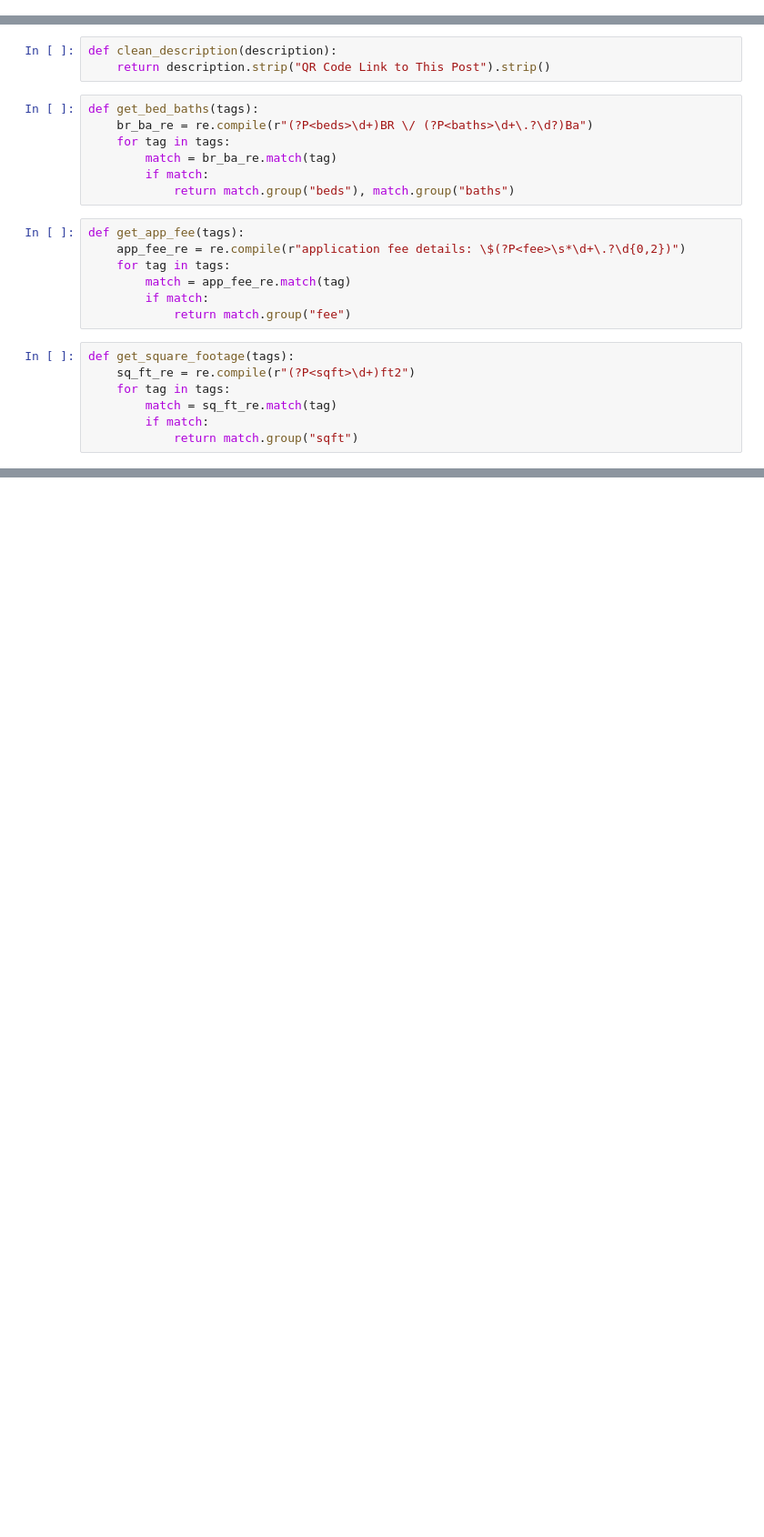
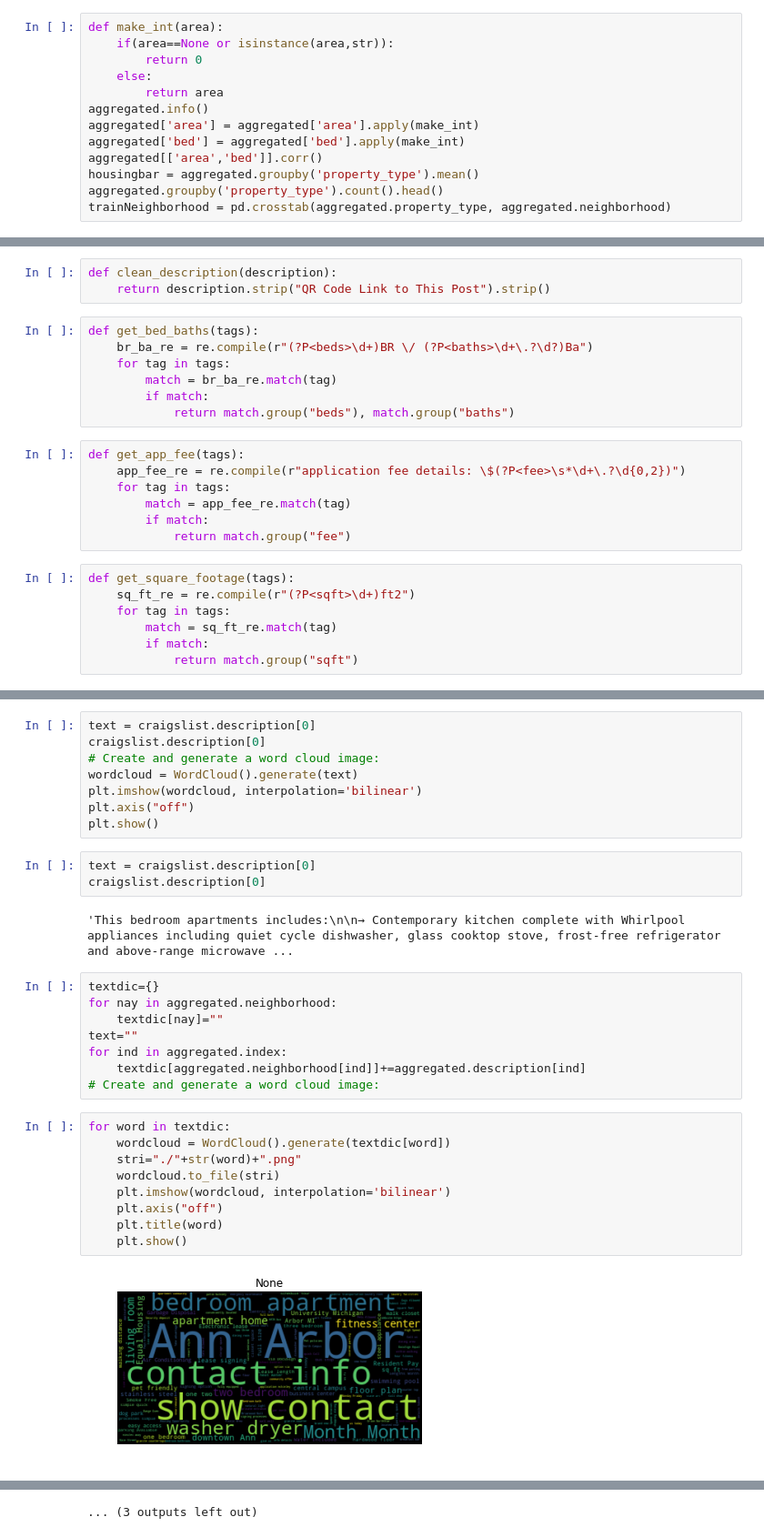
Before and after one commit to lilyzhai/housing-survey, a Jupyter notebook: notebooks/craigslist_info.ipynb, the cells around one changed output, grey strips where cells are left out. Shown at 91% size. Cells and saved outputs as stored; diff of their text form; blank space fills up the shorter version.

Commit message:
word clouds

```diff
--- a/notebooks/craigslist_info.ipynb
+++ b/notebooks/craigslist_info.ipynb
@@ -38,0 +55,13 @@ array(['0BR / 1Ba', '0BR / 2Ba', '1000ft2', '1005ft2', '1006ft2',
+# %%
+def make_int(area):
+    if(area==None or isinstance(area,str)):
+        return 0
+    else:
+        return area
+aggregated.info()
+aggregated['area'] = aggregated['area'].apply(make_int)
+aggregated['bed'] = aggregated['bed'].apply(make_int)
+aggregated[['area','bed']].corr()
+housingbar = aggregated.groupby('property_type').mean()
+aggregated.groupby('property_type').count().head()
+trainNeighborhood = pd.crosstab(aggregated.property_type, aggregated.neighborhood)
@@ -62,0 +202,32 @@ def get_square_footage(tags):
+# %%
+text = craigslist.description[0]
+craigslist.description[0]
+# Create and generate a word cloud image:
+wordcloud = WordCloud().generate(text)
+plt.imshow(wordcloud, interpolation='bilinear')
+plt.axis("off")
+plt.show()
+# %%
+text = craigslist.description[0]
+craigslist.description[0]
+# %% [output]
+'This bedroom apartments includes:\n\n→ Contemporary kitchen complete with Whirlpool appliances including quiet cycle dishwasher, glass cooktop stove, frost-free refrigerator and above-range microwave ...
+# %%
+textdic={}
+for nay in aggregated.neighborhood:
+    textdic[nay]=""
+text=""
+for ind in aggregated.index:
+    textdic[aggregated.neighborhood[ind]]+=aggregated.description[ind]
+# Create and generate a word cloud image:
+# %%
+for word in textdic:
+    wordcloud = WordCloud().generate(textdic[word])
+    stri="./"+str(word)+".png"
+    wordcloud.to_file(stri)
+    plt.imshow(wordcloud, interpolation='bilinear')
+    plt.axis("off")
+    plt.title(word)
+    plt.show()
+# %% [output]
+[figure, added]
@@ -62,0 +245 @@ def get_square_footage(tags):
+... (3 outputs left out)
```
Also changed, not shown: parts of 20 cells of this notebook, 17 other files.
